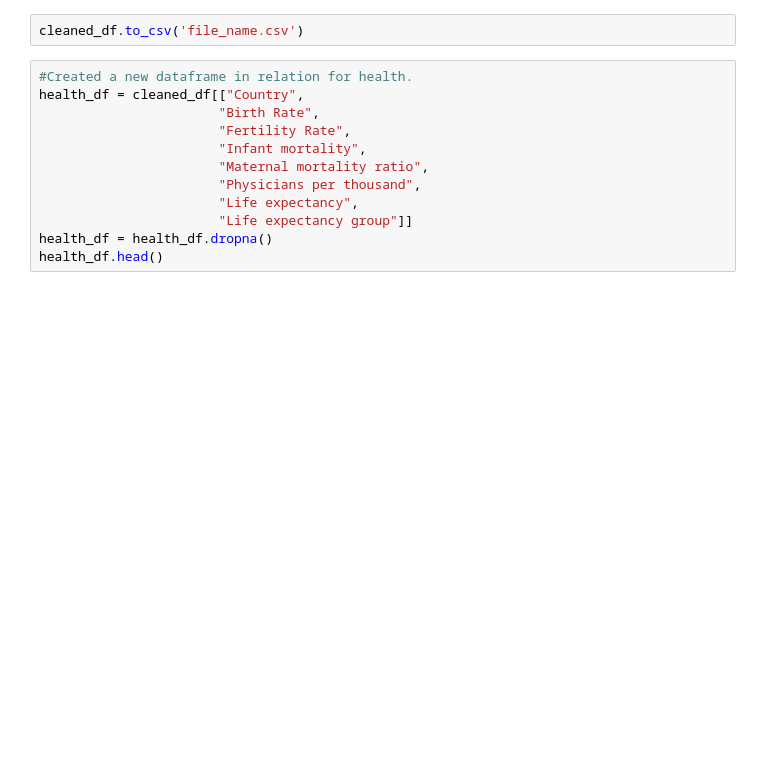
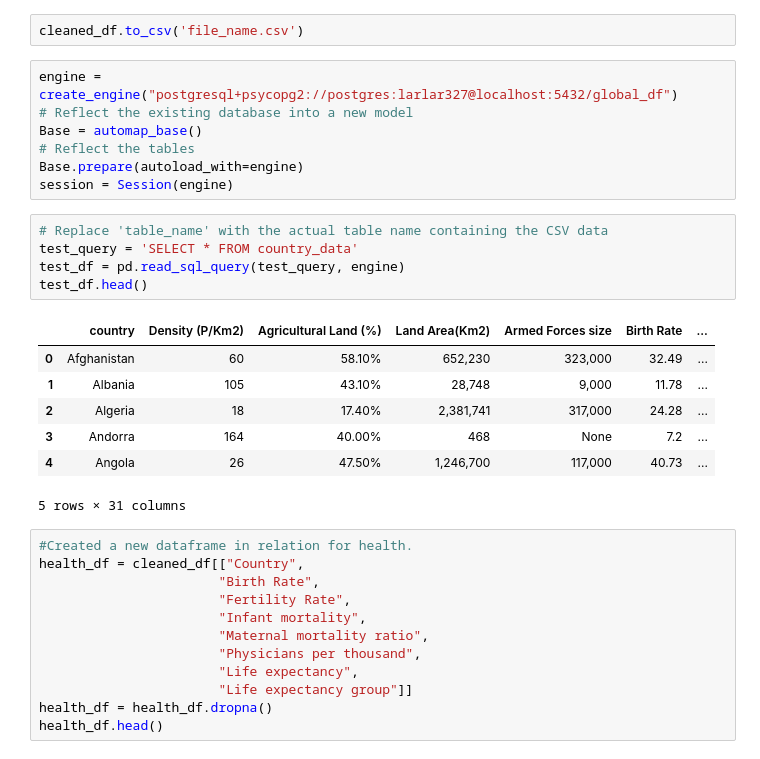
Before and after one commit to azrielmt/global-life-expectancy-investigation, a Jupyter notebook: data_cleaning_dataset.ipynb, the cells around one changed output. Saved outputs shown, nothing was run; the diff lists cells and outputs as text; blank space fills up the shorter version.

```diff
--- a/data_clean.ipynb
+++ b/data_cleaning_dataset.ipynb
@@ -215,6 +220,26 @@ Life expectancy group                          int64
 dtype: object
 # %%
 cleaned_df.to_csv('file_name.csv')
+# %%
+engine = create_engine("postgresql+psycopg2://postgres:larlar327@localhost:5432/global_df")
+# Reflect the existing database into a new model
+Base = automap_base()
+# Reflect the tables
+Base.prepare(autoload_with=engine)
+session = Session(engine)
+# %%
+# Replace 'table_name' with the actual table name containing the CSV data
+test_query = 'SELECT * FROM country_data'
+test_df = pd.read_sql_query(test_query, engine)
+test_df.head()
+# %% [output]
+|  | country | Density (P/Km2) | Agricultural Land (%) | Land Area(Km2) | Armed Forces size | Birth Rate | ... |
+| 0 | Afghanistan | 60 | 58.10% | 652,230 | 323,000 | 32.49 | ... |
+| 1 | Albania | 105 | 43.10% | 28,748 | 9,000 | 11.78 | ... |
+| 2 | Algeria | 18 | 17.40% | 2,381,741 | 317,000 | 24.28 | ... |
+| 3 | Andorra | 164 | 40.00% | 468 | None | 7.2 | ... |
+| 4 | Angola | 26 | 47.50% | 1,246,700 | 117,000 | 40.73 | ... |
+5 rows × 31 columns
 # %%
 #Created a new dataframe in relation for health.
 health_df = cleaned_df[["Country",
```
Also changed, not shown: parts of 1 cell of this notebook, 4 other files.
